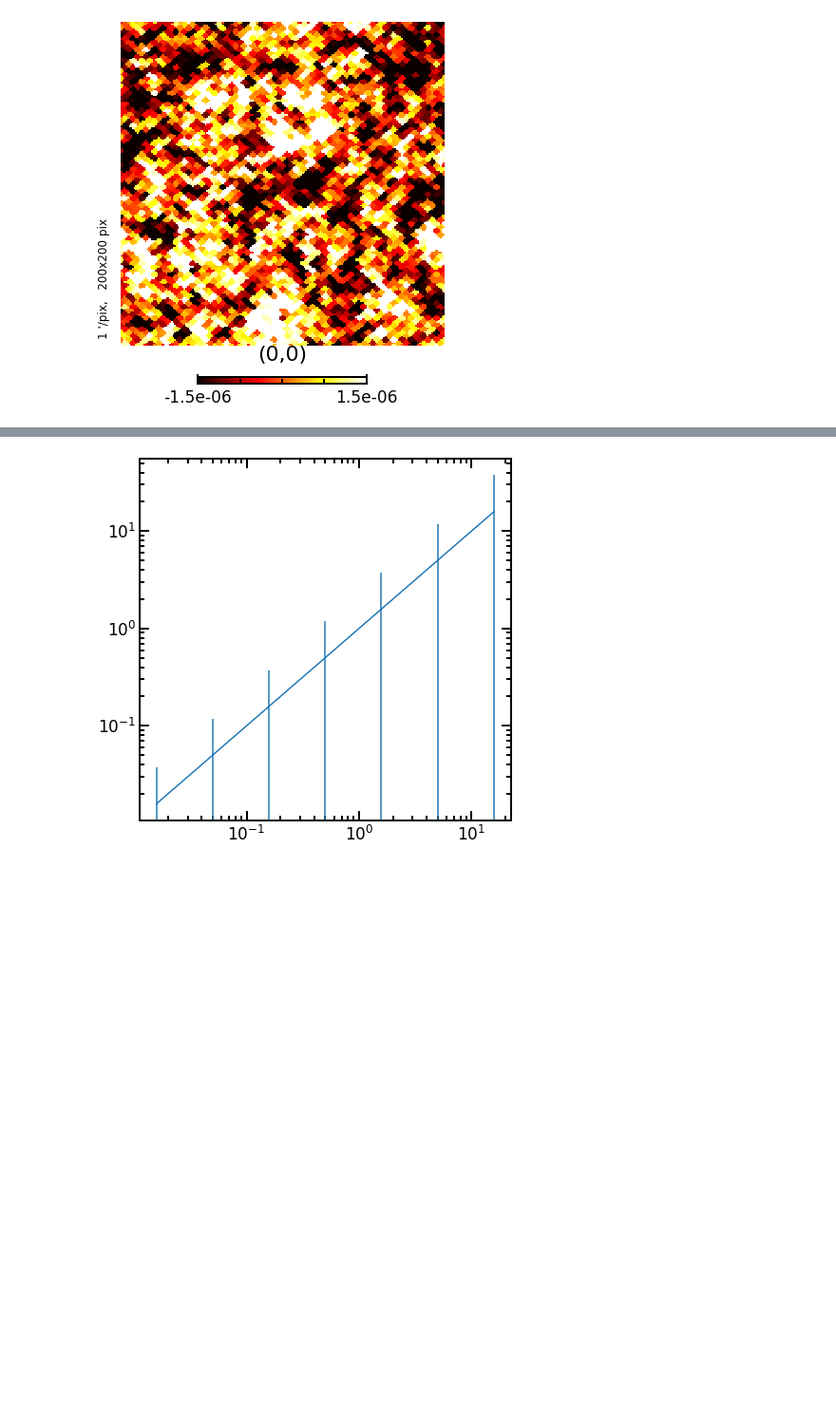
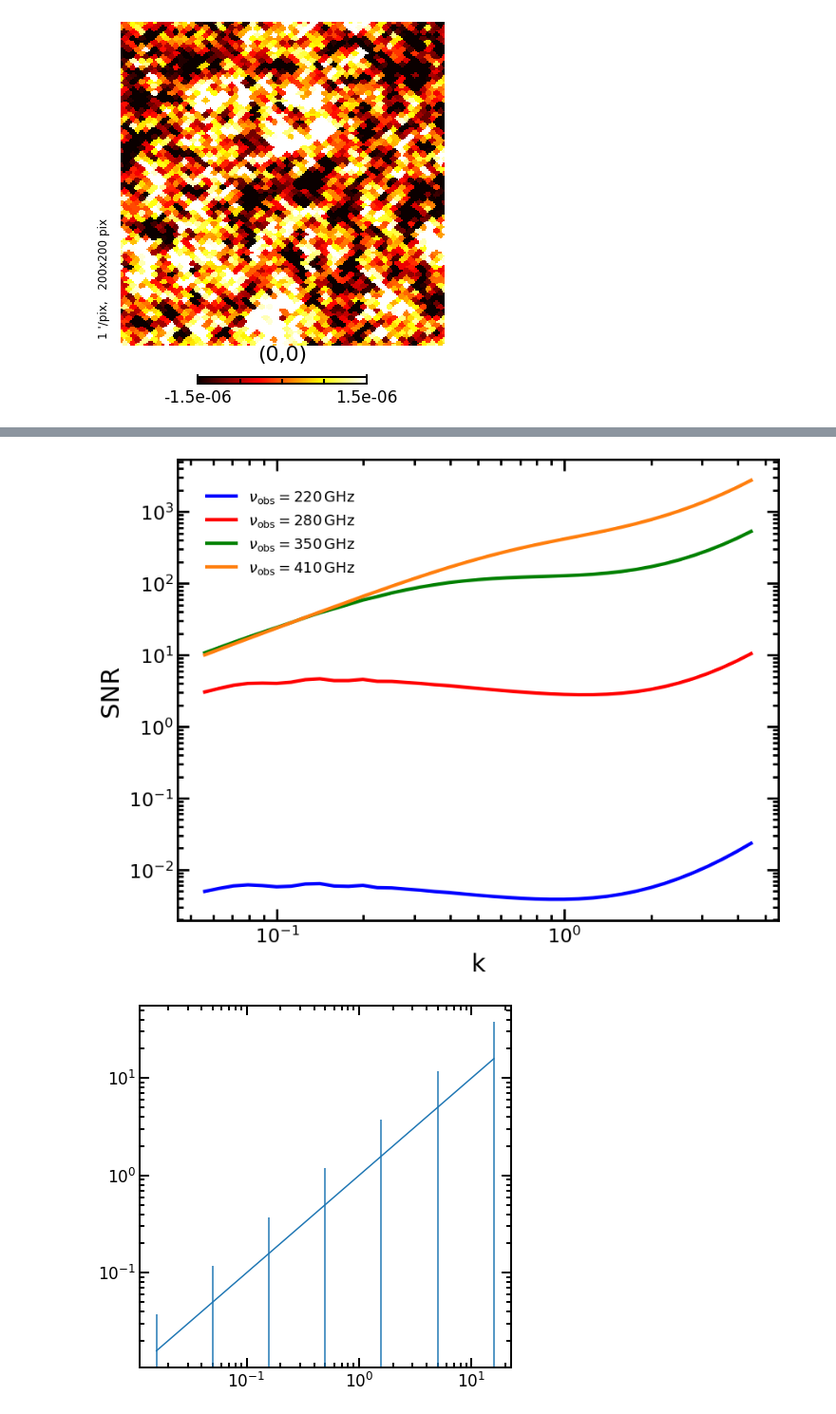
Before and after one commit to Anirbancosmo/Limpy, a Jupyter notebook: notebook/theory.ipynb, the cells around one changed output, grey strips where cells are left out. Shown: that part at 95% size. Drawn from its saved outputs; the diff is of its cells as text; code cells hidden in the pictures; blank space fills up the shorter version.

```diff
--- a/notebook/theory.ipynb
+++ b/notebook/theory.ipynb
@@ -413,3 +481,19 @@ plt.loglog(k_center, snr_1)
+# %%
+plt.figure(figsize=(9,7), dpi=100)
+lw=3
+plt.plot(k_center, snr_1, lw=lw, color='blue', label=r"$\nu_{\rm obs}=220\, \mathrm{GHz}$")
+plt.plot(k_center, snr_2, lw=lw, color='red', label=r"$\nu_{\rm obs}=280\, \mathrm{GHz}$")
+plt.plot(k_center, snr_3, lw=lw, color='g', label=r"$\nu_{\rm obs}=350\, \mathrm{GHz}$")
+plt.plot(k_center, snr_4, lw=lw, color='C1', label=r"$\nu_{\rm obs}=410\, \mathrm{GHz}$")
+plt.xscale("log")
+plt.yscale("log")
+plt.ylabel("SNR")
+plt.xlabel("k")
+plt.legend(loc=0, frameon=False)
+plt.tight_layout()
+plt.savefig("SNR.png")
+# %% [output]
+[figure, added]
 # %%
 kmax=1e2
 kmin=1e-2
```
Also changed, not shown: parts of 11 cells of this notebook, 3 other files.
